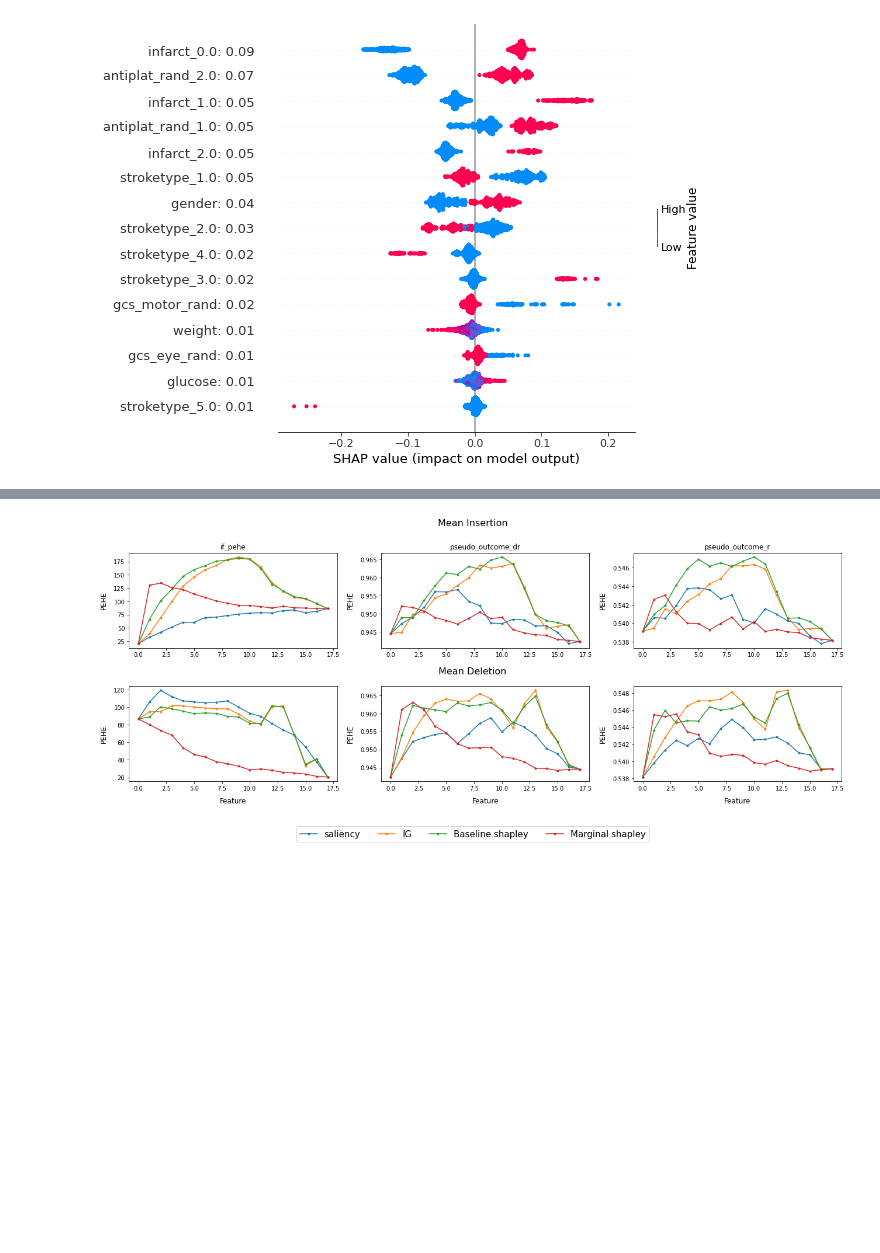
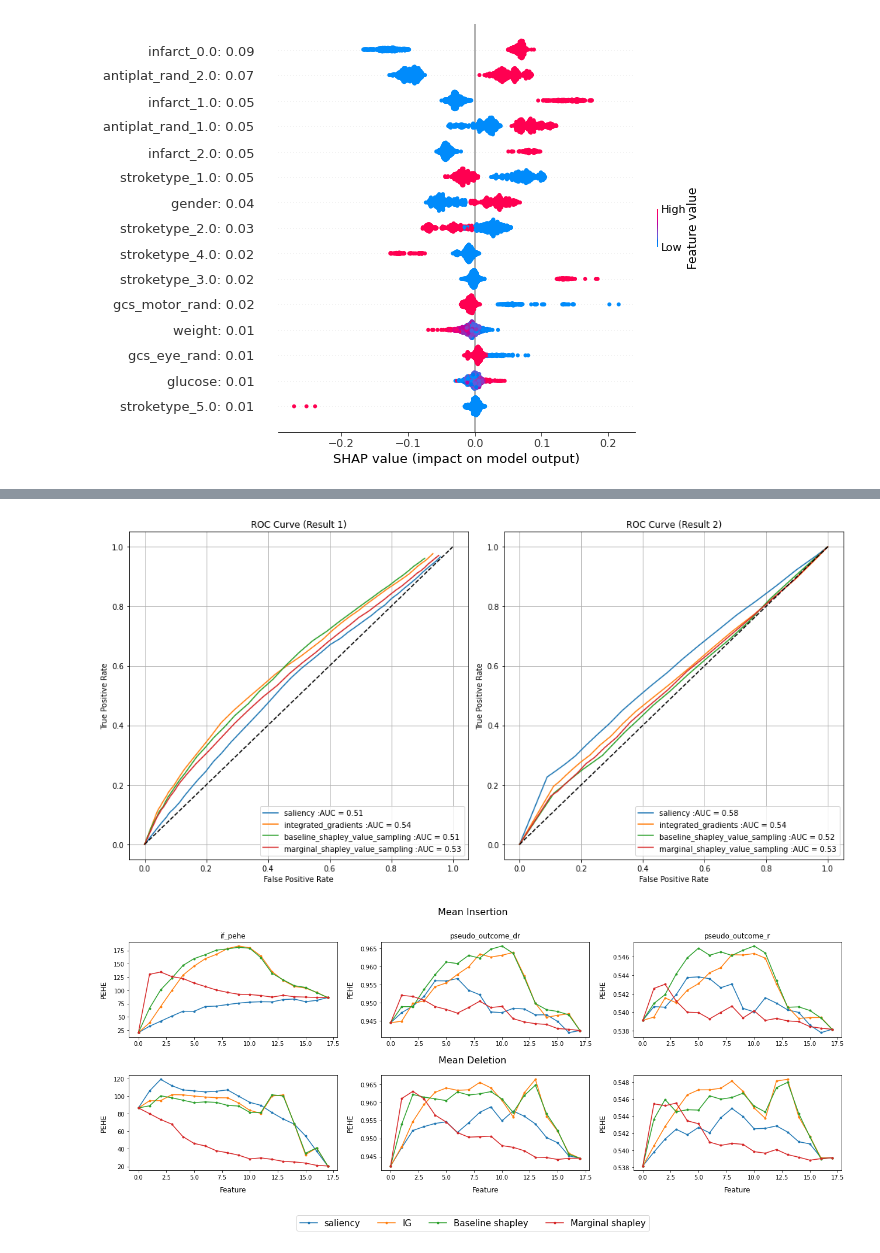
Before and after one commit to q8888620002/LIFT-XAI, a Jupyter notebook: ist3.ipynb, the cells around one changed output, grey strips where cells are left out. Saved outputs shown, nothing was run; the diff lists cells and outputs as text; code cells hidden in the pictures; blank space fills up the shorter version.

```diff
--- a/ist3.ipynb
+++ b/ist3.ipynb
@@ -1142,3 +1119,47 @@ plt.show()
+# %%
+from sklearn.metrics import auc
+import matplotlib.pyplot as plt
+
+fig, (ax1, ax2) = plt.subplots(1, 2, figsize=(14, 7))
+
+for i, exp in enumerate(explainers):
+
+    data = np.mean(perturb_results_1[5 * i:5 * (i + 1)], axis=0)
+    tpr = data[:, 0] / (data[:, 0] + data[:, 3])
+    fpr = data[:, 2] / (data[:, 2] + data[:, 1])
+    sort_indices = np.argsort(fpr)
+    fpr = fpr[sort_indices]
+    tpr = tpr[sort_indices]
+    ax1.plot(fpr, tpr, label=f'{exp} :AUC = {auc(fpr, tpr):.2f}')
+
+    data = np.mean(perturb_results_2[5 * i:5 * (i + 1)], axis=0)
+    tpr = data[:, 0] / (data[:, 0] + data[:, 3])
+    fpr = data[:, 2] / (data[:, 2] + data[:, 1])
+    sort_indices = np.argsort(fpr)
+    fpr = fpr[sort_indices]
+    tpr = tpr[sort_indices]
+    ax2.plot(fpr, tpr, label=f'{exp} :AUC = {auc(fpr, tpr):.2f}')
+
+# Formatting for the first plot
+ax1.plot([0, 1], [0, 1], 'k--')
+ax1.set_xlabel('False Positive Rate')
+ax1.set_ylabel('True Positive Rate')
+ax1.set_title('ROC Curve (Result 1)')
+ax1.legend(loc='lower right')
+ax1.grid(True)
+
+# Formatting for the second plot
+ax2.plot([0, 1], [0, 1], 'k--')
+ax2.set_xlabel('False Positive Rate')
+ax2.set_ylabel('True Positive Rate')
+ax2.set_title('ROC Curve (Result 2)')
+ax2.legend(loc='lower right')
+ax2.grid(True)
+
+plt.tight_layout()
+plt.show()
+# %% [output]
+[figure, added]
 # %%
 learner = "XLearner"
 shuffle = "True"
```
Also changed, not shown: parts of 3 cells of this notebook, 8 other files.
